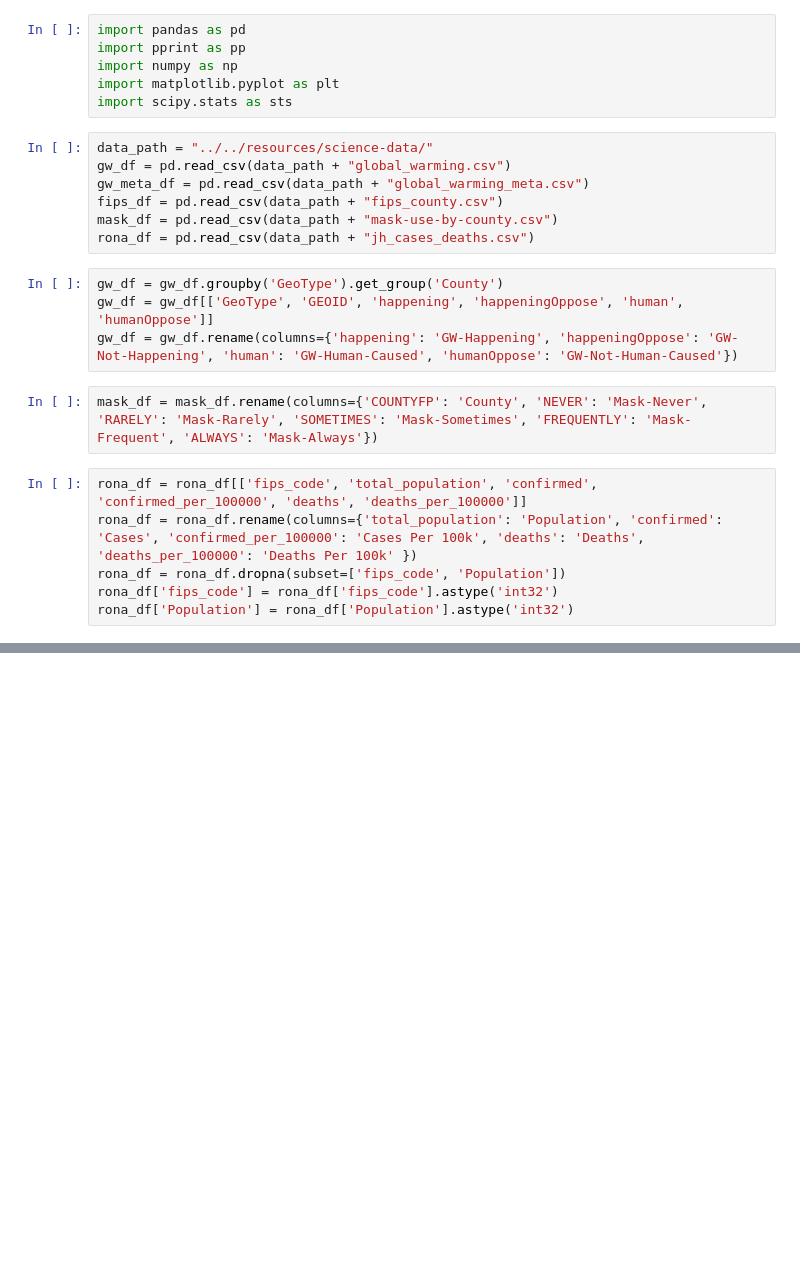
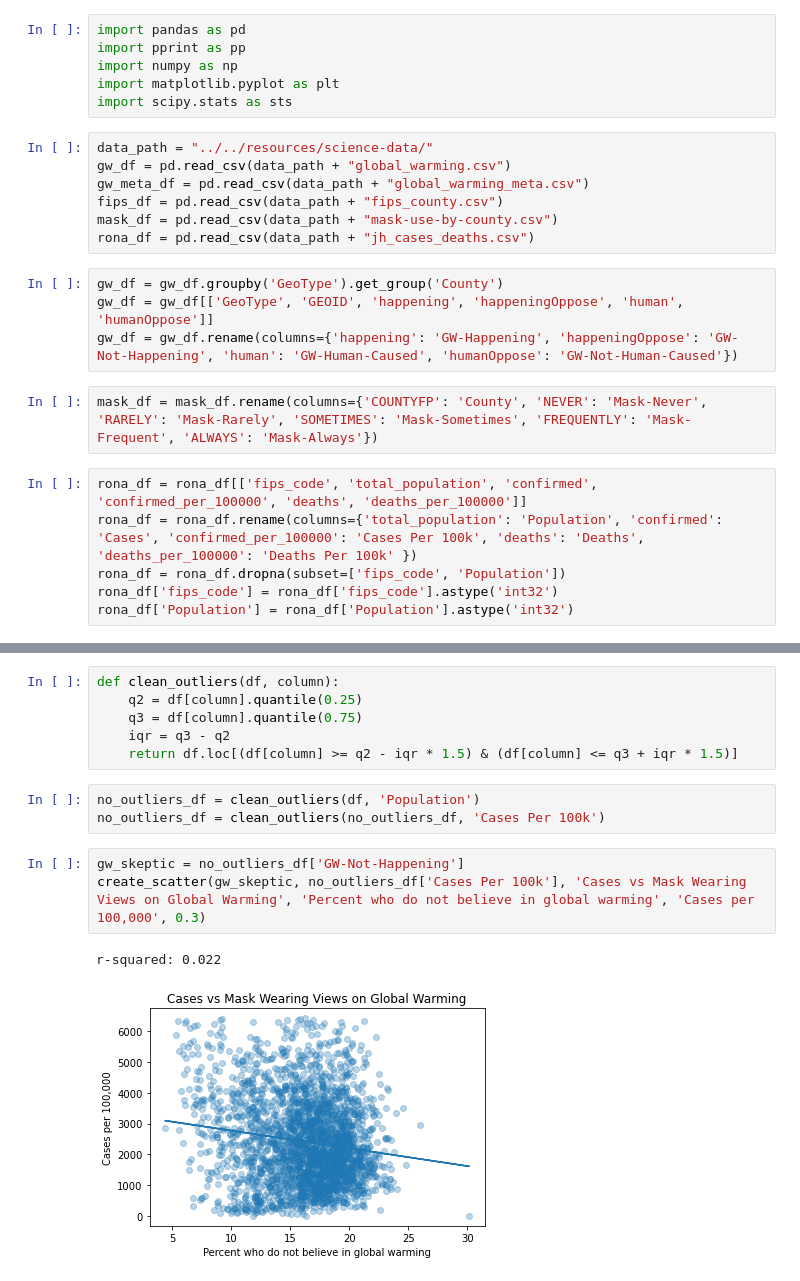
Before and after one commit to teresaflicek/Covid19-Societal-Impacts, a Jupyter notebook: analysis/science/science_beliefs.ipynb, the cells around one changed output, grey strips where cells are left out. Saved outputs shown, nothing was run; the diff lists cells and outputs as text; blank space fills up the shorter version.

```diff
--- a/analysis/science/science_beliefs.ipynb
+++ b/analysis/science/science_beliefs.ipynb
@@ -69,0 +94,15 @@ r-squared: 0.183
+# %%
+def clean_outliers(df, column):
+    q2 = df[column].quantile(0.25)
+    q3 = df[column].quantile(0.75)
+    iqr = q3 - q2
+    return df.loc[(df[column] >= q2 - iqr * 1.5) & (df[column] <= q3 + iqr * 1.5)]
+# %%
+no_outliers_df = clean_outliers(df, 'Population')
+no_outliers_df = clean_outliers(no_outliers_df, 'Cases Per 100k')
+# %%
+gw_skeptic = no_outliers_df['GW-Not-Happening']
+create_scatter(gw_skeptic, no_outliers_df['Cases Per 100k'], 'Cases vs Mask Wearing Views on Global Warming', 'Percent who do not believe in global warming', 'Cases per 100,000', 0.3)
+# %% [output]
+r-squared: 0.022
+[figure, added]
```
Also changed, not shown: parts of 8 cells of this notebook.
